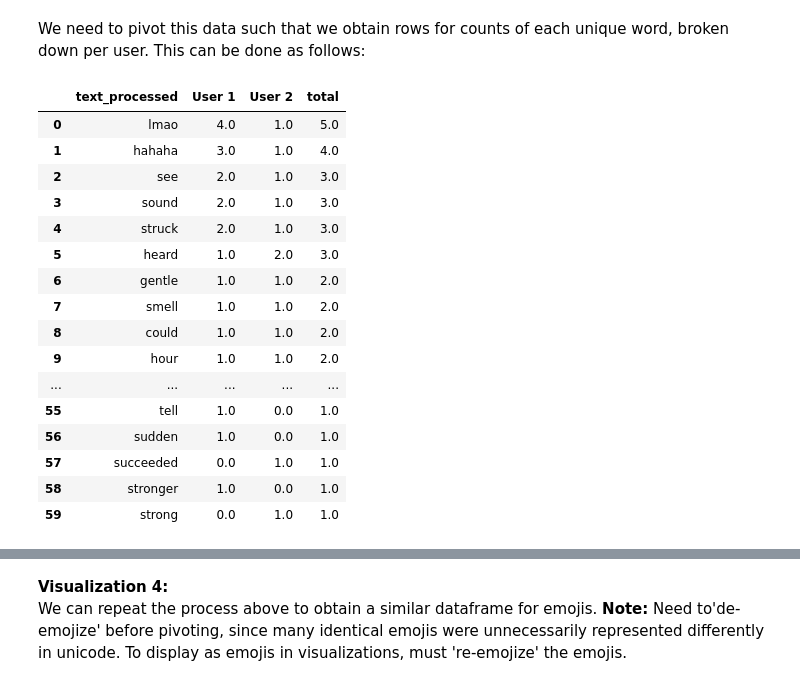
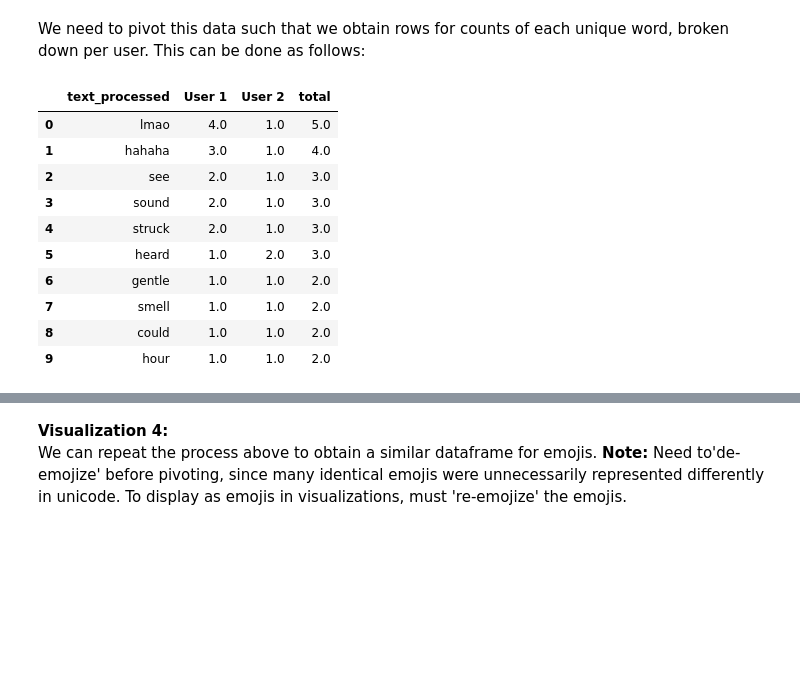
Before and after one commit to shenal-siri/WhatsApp-Chat-Viz, a Jupyter notebook: Chat-History-Prototyping.ipynb, the cells around one changed output, grey strips where cells are left out. Cells and saved outputs as stored; diff of their text form; code cells hidden in the pictures; blank space fills up the shorter version.

```diff
--- a/Chat-History-Prototyping.ipynb
+++ b/Chat-History-Prototyping.ipynb
@@ -452,0 +463,3 @@ print(messages['text_processed'].iloc[-1])
+# %%
+messages['keyword_count'] = messages['text_processed'].apply(len)
+messages.head()
@@ -539,36 +570,32 @@ text_expanded.head()
 # %% [markdown]
 We need to pivot this data such that we obtain rows for counts of each unique word, broken down per user. This can be done as follows:
 # %%
-testexp = text_expanded.pivot_table(text_expanded,
+# Pivot
+text_expanded_by_user = text_expanded.pivot_table(text_expanded,
                                                   index='text_processed',
                                                   columns='username',
                                                   aggfunc=len).fillna(0)
 
-testexp['total'] = testexp.sum(axis=1)
+# Create and populate a 'total' column
+text_expanded_by_user['total'] = text_expanded_by_user.sum(axis=1)
 
 # Sort by most common words
-testexp.sort_values(by='total', ascending=False, inplace=True)
+text_expanded_by_user.sort_values(by='total', ascending=False, inplace=True)
 
 # Re-index dataframe and fix column naming
-testexp = testexp.reset_index()
-testexp.rename_axis(None, axis=1, inplace=True)
+text_expanded_by_user = text_expanded_by_user.reset_index()
+text_expanded_by_user.rename_axis(None, axis=1, inplace=True)
 
-testexp.head(60)
+text_expanded_by_user.head(10)
 # %% [output]
 |  | text_processed | User 1 | User 2 | total |
 | 0 | lmao | 4.0 | 1.0 | 5.0 |
 | 1 | hahaha | 3.0 | 1.0 | 4.0 |
 | 2 | see | 2.0 | 1.0 | 3.0 |
 | 3 | sound | 2.0 | 1.0 | 3.0 |
 | 4 | struck | 2.0 | 1.0 | 3.0 |
 | 5 | heard | 1.0 | 2.0 | 3.0 |
 | 6 | gentle | 1.0 | 1.0 | 2.0 |
 | 7 | smell | 1.0 | 1.0 | 2.0 |
 | 8 | could | 1.0 | 1.0 | 2.0 |
 | 9 | hour | 1.0 | 1.0 | 2.0 |
-| ... | ... | ... | ... | ... |
-| 55 | tell | 1.0 | 0.0 | 1.0 |
-| 56 | sudden | 1.0 | 0.0 | 1.0 |
-| 57 | succeeded | 0.0 | 1.0 | 1.0 |
-| 58 | stronger | 1.0 | 0.0 | 1.0 |
-| 59 | strong | 0.0 | 1.0 | 1.0 |
```
Also changed, not shown: parts of 24 cells of this notebook.
